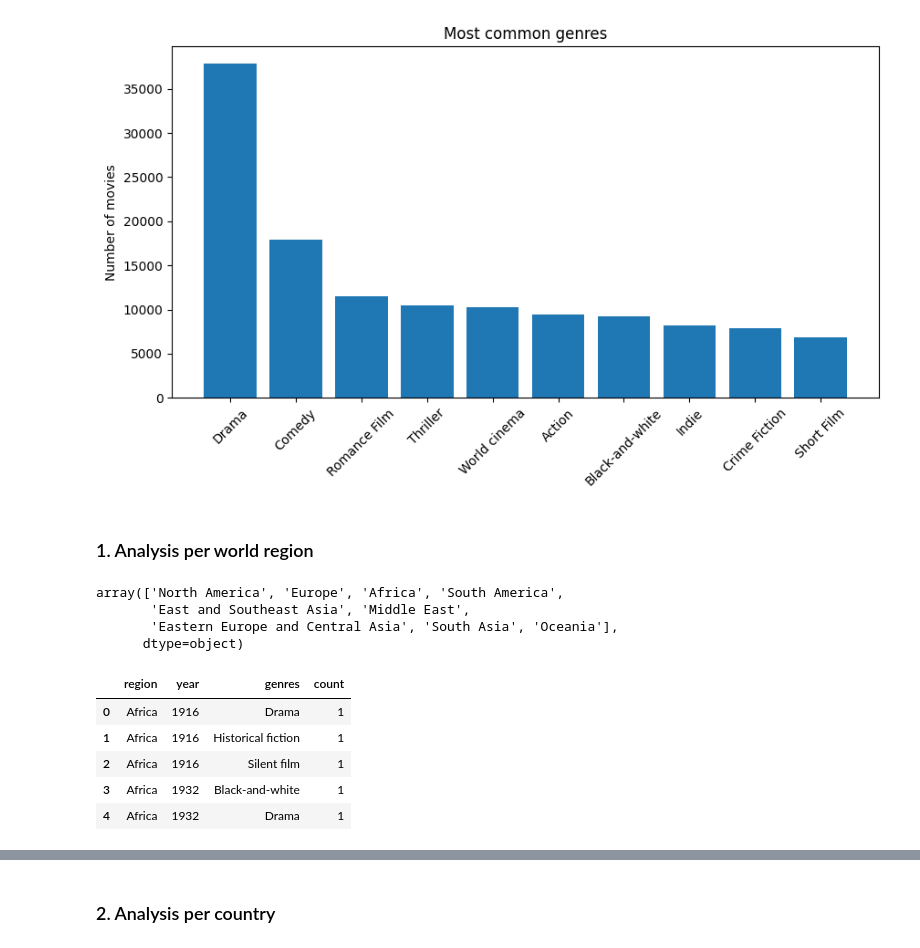
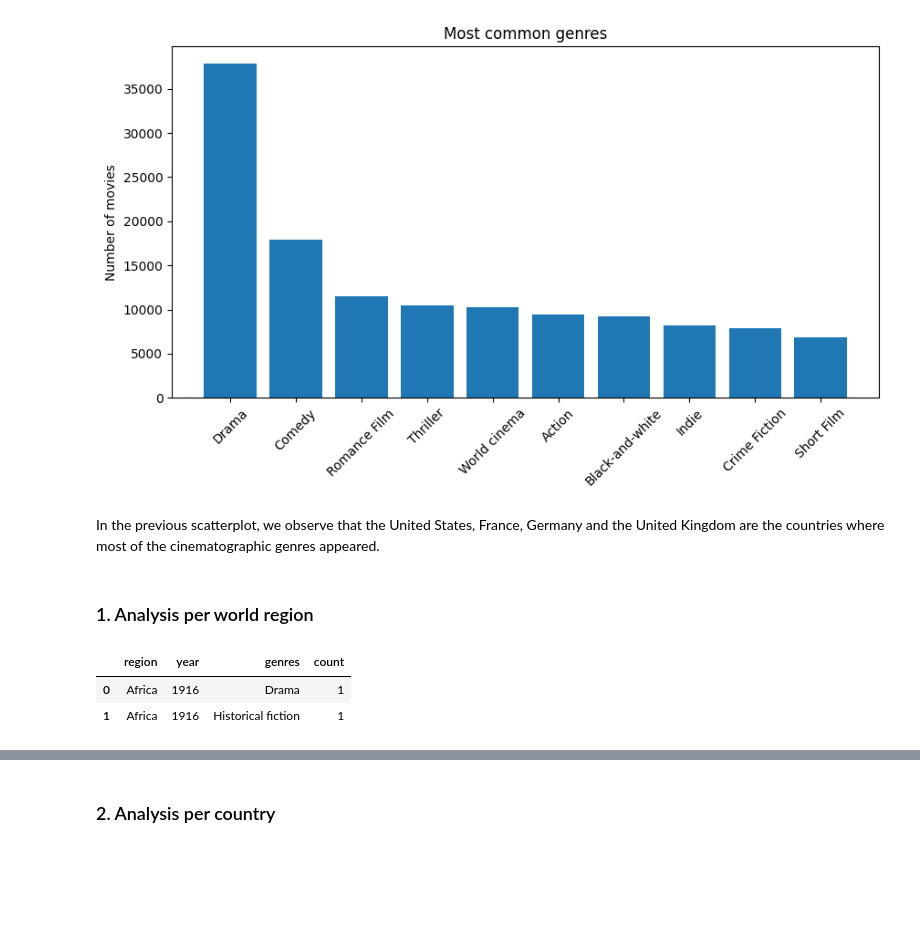
Before and after one commit to epfl-ada/ada-2024-project-teamcsx24, a Jupyter notebook: src/data/genreAnalysis.ipynb, the cells around one changed output, grey strips where cells are left out. Saved outputs shown, nothing was run; the diff lists cells and outputs as text; code cells hidden in the pictures; blank space fills up the shorter version.

Commit message:
topics + genres analysis

```diff
--- a/src/data/genreAnalysis.ipynb
+++ b/src/data/genreAnalysis.ipynb
@@ -120,0 +167,2 @@ df_genres_countries_exploded['year'] = pd.to_datetime(df_genres_countries_explod
+# %% [markdown]
+In the previous scatterplot, we observe that the United States, France, Germany and the United Kingdom are the countries where most of the cinematographic genres appeared.
@@ -121,20 +176,9 @@ df_genres_countries_exploded['year'] = pd.to_datetime(df_genres_countries_explod
 # %% [markdown]
 ### 1. Analysis per world region
-# %%
-# Unique regions
-df_genres_countries_exploded['region'].unique()
-# %% [output]
-array(['North America', 'Europe', 'Africa', 'South America',
-       'East and Southeast Asia', 'Middle East',
-       'Eastern Europe and Central Asia', 'South Asia', 'Oceania'],
-      dtype=object)
-# %%
-df = df_genres_countries_exploded.groupby(['region','year','genres']).size().reset_index(name='count')
-df.head(5)
-# %% [output]
-|  | region | year | genres | count |
-| 0 | Africa | 1916 | Drama | 1 |
-| 1 | Africa | 1916 | Historical fiction | 1 |
-| 2 | Africa | 1916 | Silent film | 1 |
-| 3 | Africa | 1932 | Black-and-white | 1 |
-| 4 | Africa | 1932 | Drama | 1 |
+# %%
+df = pd.read_csv('../../data/cultureData/df1.csv')
+df.head(2)
+# %% [output]
+|  | region | year | genres | count |
+| 0 | Africa | 1916 | Drama | 1 |
+| 1 | Africa | 1916 | Historical fiction | 1 |
```
Also changed, not shown: parts of 21 cells of this notebook, 5 other files.
